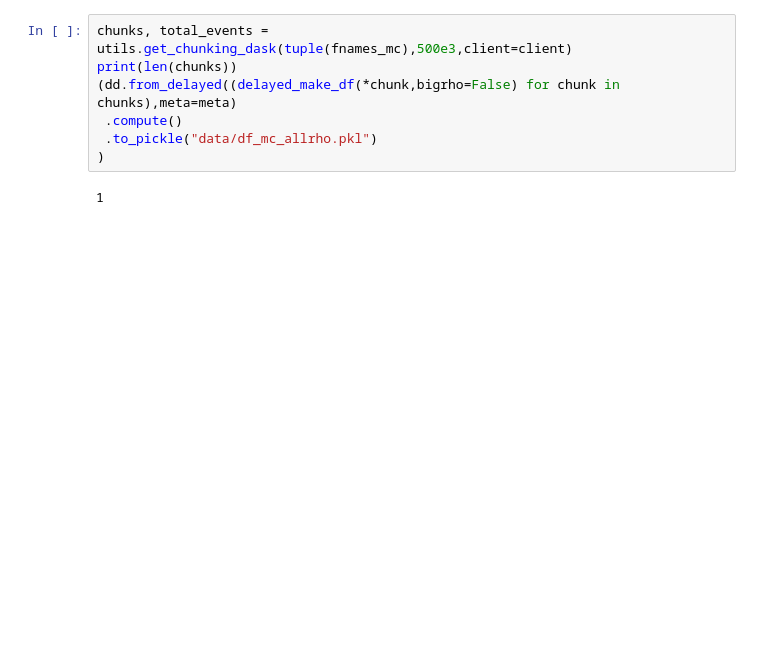
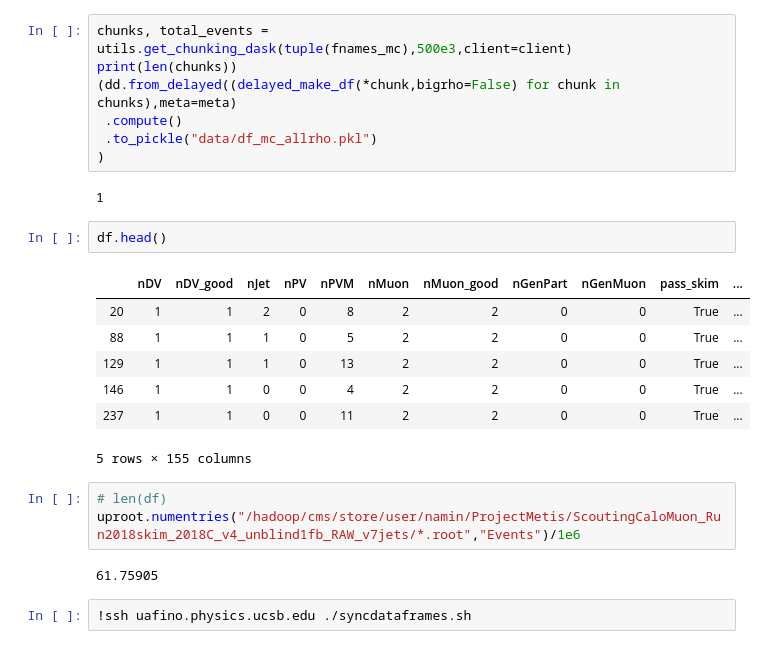
Before and after one commit to leonardogiannini/scouting, a Jupyter notebook: analysis/distributions_baseline.ipynb, the cells around one changed output. Saved outputs shown, nothing was run; the diff lists cells and outputs as text; blank space fills up the shorter version.

```diff
--- a/analysis/distributions_baseline.ipynb
+++ b/analysis/distributions_baseline.ipynb
@@ -527,3 +508,20 @@ print(len(chunks))
 )
 # %% [output]
 1
+# %%
+df.head()
+# %% [output]
+|  | nDV | nDV_good | nJet | nPV | nPVM | nMuon | nMuon_good | nGenPart | nGenMuon | pass_skim | ... |
+| 20 | 1 | 1 | 2 | 0 | 8 | 2 | 2 | 0 | 0 | True | ... |
+| 88 | 1 | 1 | 1 | 0 | 5 | 2 | 2 | 0 | 0 | True | ... |
+| 129 | 1 | 1 | 1 | 0 | 13 | 2 | 2 | 0 | 0 | True | ... |
+| 146 | 1 | 1 | 0 | 0 | 4 | 2 | 2 | 0 | 0 | True | ... |
+| 237 | 1 | 1 | 0 | 0 | 11 | 2 | 2 | 0 | 0 | True | ... |
+5 rows × 155 columns
+# %%
+# len(df)
+uproot.numentries("/hadoop/cms/store/user/namin/ProjectMetis/ScoutingCaloMuon_Run2018skim_2018C_v4_unblind1fb_RAW_v7jets/*.root","Events")/1e6
+# %% [output]
+61.75905
+# %%
+!ssh uafino.physics.ucsb.edu ./syncdataframes.sh
```
Also changed, not shown: parts of 31 cells of this notebook.
